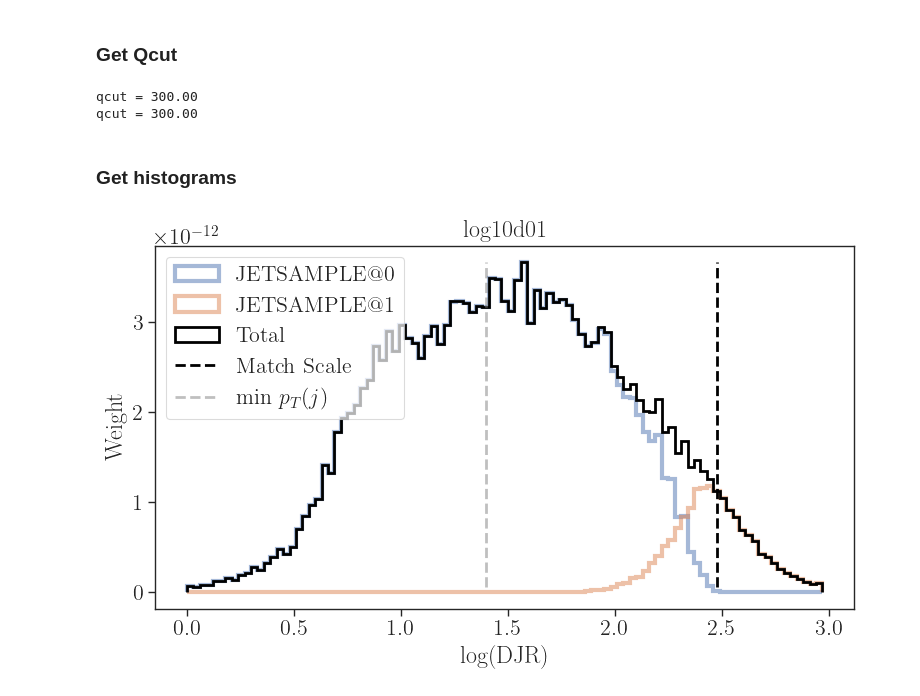
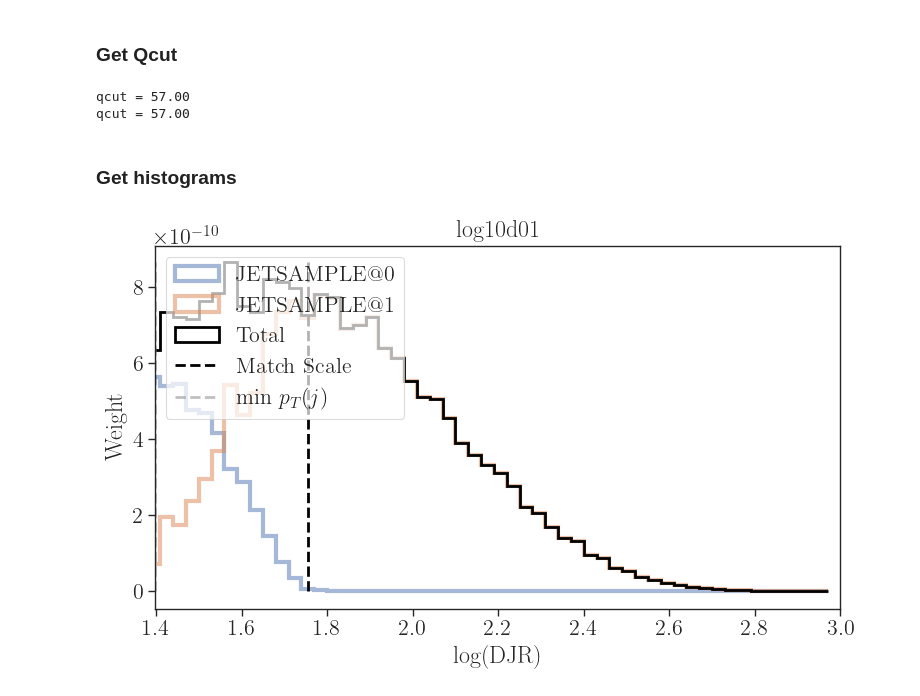
Before and after one commit to andlessa/MonoXSMS, a Jupyter notebook: notebooks/plotDJR.ipynb, the cells around one changed output. Drawn from its saved outputs; the diff is of its cells as text; code cells hidden in the pictures.

Commit message:
pseudoscalar model jet analysis

```diff
--- a/notebooks/plotDJR.ipynb
+++ b/notebooks/plotDJR.ipynb
@@ -28,8 +28,8 @@ cm = plt.cm.get_cmap('RdYlBu')
 
 pd.set_option('display.max_rows', 200)
 # %%
-inputFiles = ['../DMSimp_axial_0j_match/Events/run_177/axial_3000_800_djrs.dat',
-              '../DMSimp_axial_1j_match/Events/run_177/axial_3000_800_djrs.dat']
+inputFiles = ['../DMSimp_pseudoscalar_0j_cms_match/Events/run_08/pseudoscalar_450_1_djrs.dat',
+              '../DMSimp_pseudoscalar_1j_cms_match/Events/run_08/pseudoscalar_450_1_djrs.dat']
 # %% [markdown]
 ### Get Qcut
 # %%
@@ -46,8 +46,8 @@ for inputFile in inputFiles:
         print('!!!Using files with distinct qcut values!!!')
     print('qcut = %1.2f' %qcut)
 # %% [output]
-qcut = 300.00
-qcut = 300.00
+qcut = 57.00
+qcut = 57.00
 # %% [markdown]
 ### Get histograms
 # %%
@@ -87,32 +87,32 @@ else:
                          sharey=True)
     axarr = np.array([axarr])
 nbins = 1 # Controls how many bins are merged together (from the original histogram)
 for iplot,label in enumerate(histsDict):
     ax = axarr.ravel()[iplot]
     total = None
     for sample,pts in histsDict[label].items():
         binc,bins,_ = ax.hist(pts[:,0],weights=pts[:,-2],
                  label=sample,bins=pts[:,0][::nbins],
                  histtype='step',linewidth=3,alpha=0.5)
         if total is None:
             total = np.zeros(len(bins)-1)
         total += binc
     ax.hist(bins[:-1],weights=total,bins=bins,label='Total',histtype='step',color='black',linewidth=2)
     ax.vlines(x=np.log10(qcut),ymin=total.min(),ymax=total.max(),linestyle='--',
               color='black',linewidth=2,label='Match Scale')
 
     ax.vlines(x=np.log10(25.0),ymin=total.min(),ymax=total.max(),linestyle='--',
               color='gray',linewidth=2,label=r'min $p_T(j)$',alpha=0.5)
 
     ax.set_xlabel('log(DJR)')
     ax.set_ylabel('Weight')
 #     ax.set_yscale('log')
-#     ax.set_xlim([np.log10(25.0), 3.])
+    ax.set_xlim([np.log10(25.0), 3.])
     ax.set_title(label)
     if iplot == 0:
         ax.legend(loc='upper left',framealpha=0.7)
 plt.tight_layout()
 # plt.savefig(inputFile.replace('.dat','.png'))
 plt.show()
 # %% [output]
-[figure, old version]
+[figure, new version]
```
